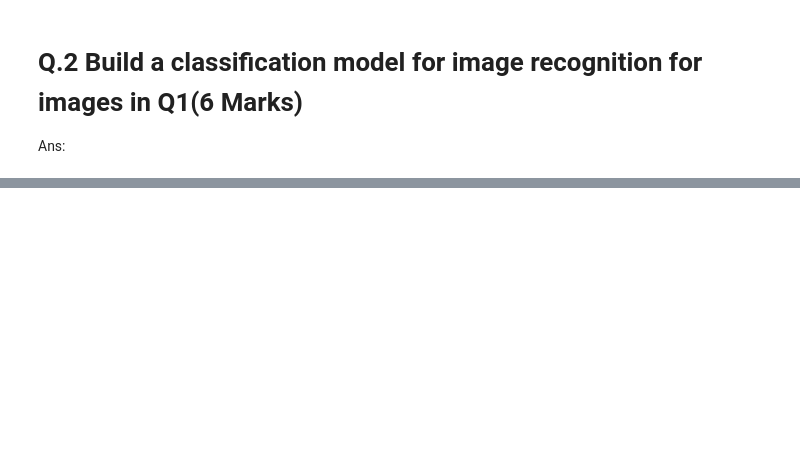
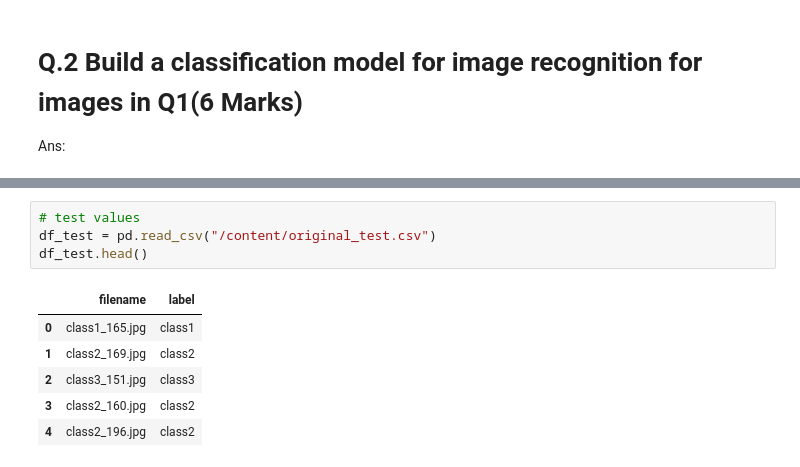
Before and after one commit to vikpy/LearningDeepLearning, a Jupyter notebook: M1_Test_Deep_Learning.ipynb, the cells around one changed output, grey strips where cells are left out. Saved outputs shown, nothing was run; the diff lists cells and outputs as text; blank space fills up the shorter version.

```diff
--- a/M1_Test_Deep_Learning.ipynb
+++ b/M1_Test_Deep_Learning.ipynb
@@ -218,0 +383,11 @@ Found 100 images belonging to 1 classes.
+# %%
+# test values
+df_test = pd.read_csv("/content/original_test.csv")
+df_test.head()
+# %% [output]
+|  | filename | label |
+| 0 | class1_165.jpg | class1 |
+| 1 | class2_169.jpg | class2 |
+| 2 | class3_151.jpg | class3 |
+| 3 | class2_160.jpg | class2 |
+| 4 | class2_196.jpg | class2 |
```
Also changed, not shown: parts of 14 cells of this notebook.
